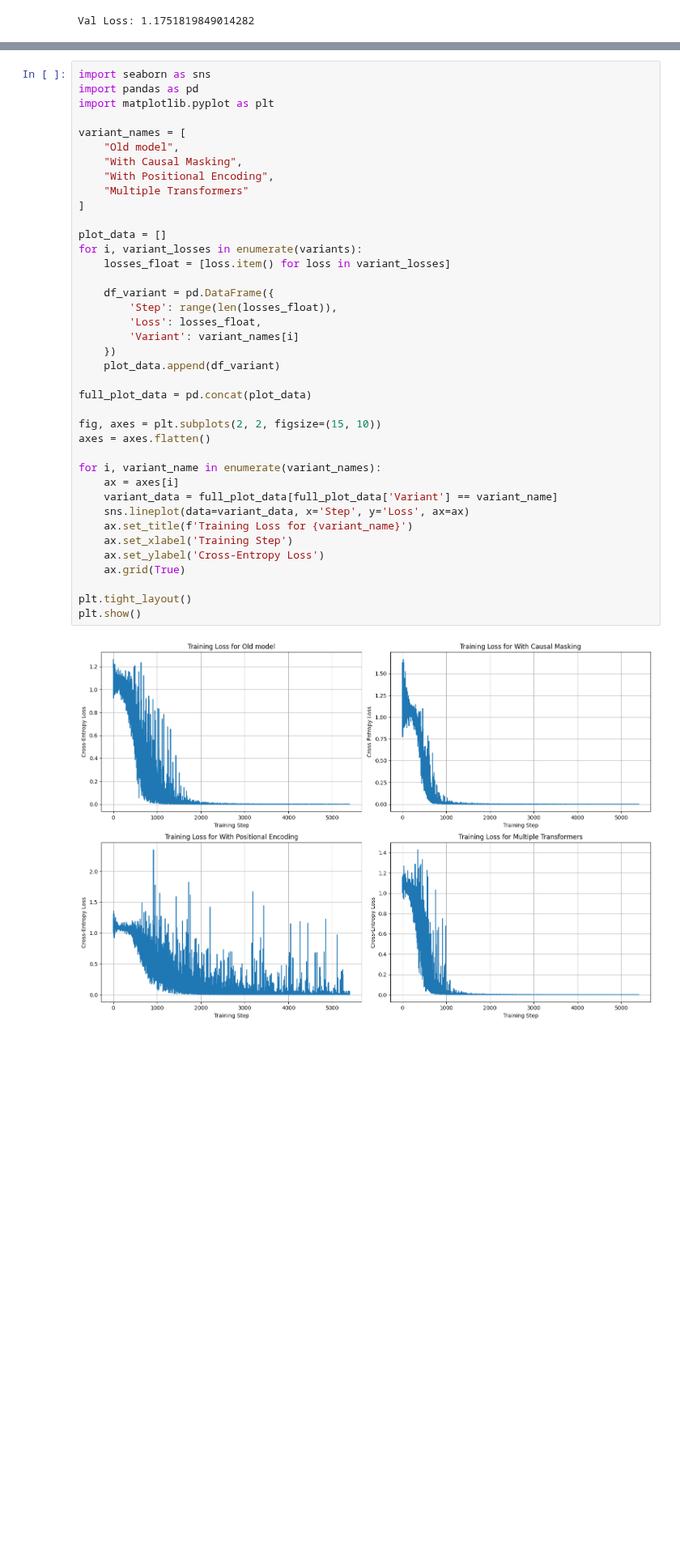
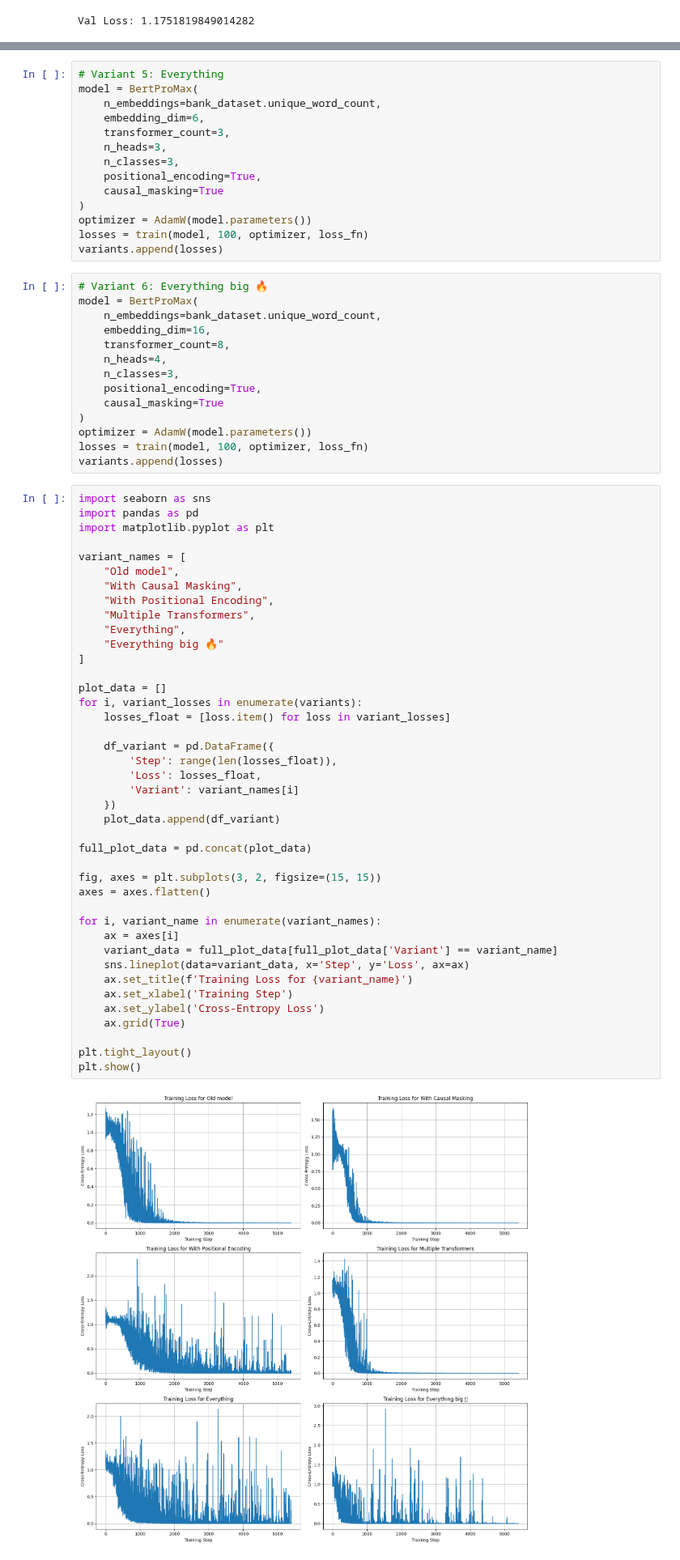
Before and after one commit to dattito/ml-journey, a Jupyter notebook: transformers_from_scratch/main.ipynb, the cells around one changed output, grey strips where cells are left out. Shown at 81% size. Cells and saved outputs as stored; diff of their text form; blank space fills up the shorter version.

Commit message:
feat: add also two other variants

```diff
--- a/transformers_from_scratch/main.ipynb
+++ b/transformers_from_scratch/main.ipynb
@@ -266,6 +266,34 @@ model = BertProMax(
 optimizer = AdamW(model.parameters())
 losses = train(model, 100, optimizer, loss_fn)
 variants.append(losses)
+# %%
+# Variant 5: Everything
+model = BertProMax(
+    n_embeddings=bank_dataset.unique_word_count,
+    embedding_dim=6,
+    transformer_count=3,
+    n_heads=3,
+    n_classes=3,
+    positional_encoding=True,
+    causal_masking=True
+)
+optimizer = AdamW(model.parameters())
+losses = train(model, 100, optimizer, loss_fn)
+variants.append(losses)
+# %%
+# Variant 6: Everything big 🔥
+model = BertProMax(
+    n_embeddings=bank_dataset.unique_word_count,
+    embedding_dim=16,
+    transformer_count=8,
+    n_heads=4,
+    n_classes=3,
+    positional_encoding=True,
+    causal_masking=True
+)
+optimizer = AdamW(model.parameters())
+losses = train(model, 100, optimizer, loss_fn)
+variants.append(losses)
 # %%
 import seaborn as sns
 import pandas as pd
@@ -275,35 +303,37 @@ variant_names = [
     "Old model",
     "With Causal Masking",
     "With Positional Encoding",
-    "Multiple Transformers"
+    "Multiple Transformers",
+    "Everything",
+    "Everything big 🔥"
 ]
 
 plot_data = []
 for i, variant_losses in enumerate(variants):
     losses_float = [loss.item() for loss in variant_losses]
 
     df_variant = pd.DataFrame({
         'Step': range(len(losses_float)),
         'Loss': losses_float,
         'Variant': variant_names[i]
     })
     plot_data.append(df_variant)
 
 full_plot_data = pd.concat(plot_data)
 
-fig, axes = plt.subplots(2, 2, figsize=(15, 10))
+fig, axes = plt.subplots(3, 2, figsize=(15, 15))
 axes = axes.flatten()
 
 for i, variant_name in enumerate(variant_names):
     ax = axes[i]
     variant_data = full_plot_data[full_plot_data['Variant'] == variant_name]
     sns.lineplot(data=variant_data, x='Step', y='Loss', ax=ax)
     ax.set_title(f'Training Loss for {variant_name}')
     ax.set_xlabel('Training Step')
     ax.set_ylabel('Cross-Entropy Loss')
     ax.grid(True)
 
 plt.tight_layout()
 plt.show()
 # %% [output]
-[figure, old version]
+[figure, new version]
```
